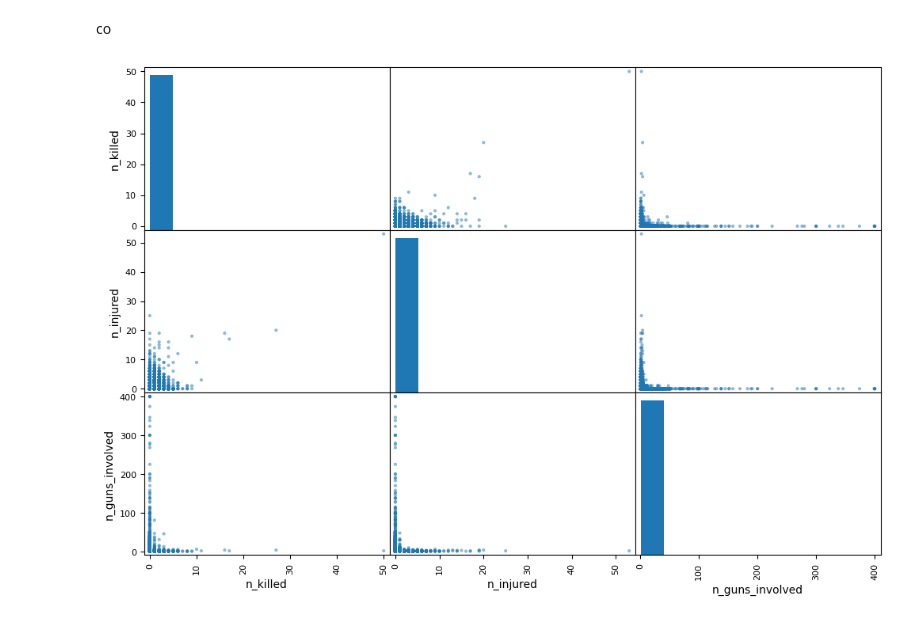
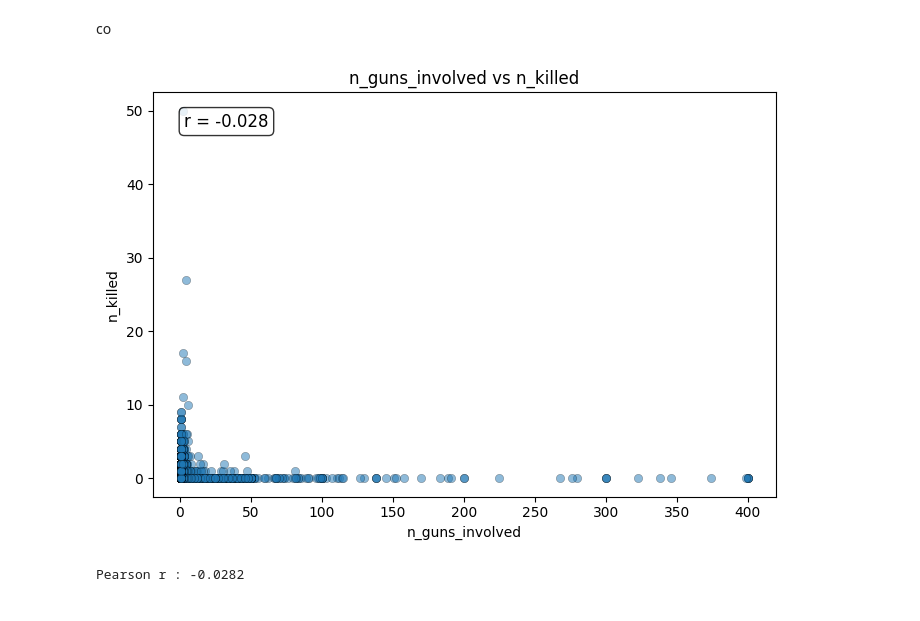
Before and after one commit to Neukz/gun-violence-analysis, a Jupyter notebook: 01_problem_and_data_understanding.ipynb, the cells around one changed output. Drawn from its saved outputs; the diff is of its cells as text; code cells hidden in the pictures.

```diff
--- a/01_problem_and_data_understanding.ipynb
+++ b/01_problem_and_data_understanding.ipynb
@@ -206,12 +245,31 @@ df.describe()
 | max | 50.000000 | 53.000000 | 53.000000 | 71.336800 | -67.271100 | 400.000000 | 901.000000 | ... |
 # %% [markdown]
 co
-# %%
-from pandas.plotting import scatter_matrix
-
-attributes = ["n_killed", "n_injured", "n_guns_involved"]
-scatter_matrix(df[attributes], figsize=(12, 8))
-
-plt.show()
-# %% [output]
-[figure, removed]
+# %%
+
+def linreg(x_col, y_col):
+    mask = x_col.notna() & y_col.notna()
+    x = x_col[mask]
+    y = y_col[mask]
+
+    corr = x.corr(y)   # Pearson r
+
+    plt.figure(figsize=(7, 5))
+    plt.scatter(x, y, alpha=0.5, edgecolors='k', linewidths=0.3)
+    plt.xlabel(x_col.name)
+    plt.ylabel(y_col.name)
+    plt.title(f"{x_col.name} vs {y_col.name}")
+    plt.text(
+        0.05, 0.95, f"r = {corr:.3f}",
+        transform=plt.gca().transAxes, va='top', fontsize=12,
+        bbox=dict(boxstyle='round', facecolor='white', alpha=0.8)
+    )
+    plt.tight_layout()
+    plt.show()
+
+    print(f"Pearson r : {corr:.4f}")
+# %%
+linreg(df['n_guns_involved'], df['n_killed'])
+# %% [output]
+[figure, added]
+Pearson r : -0.0282
```
Also changed, not shown: parts of 21 cells of this notebook, 2 other files.
